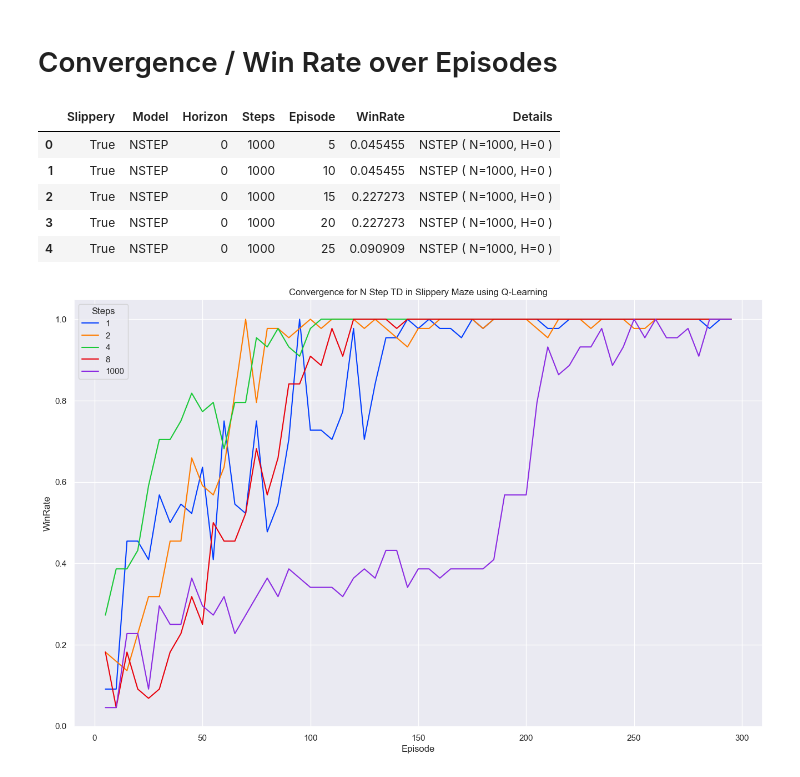
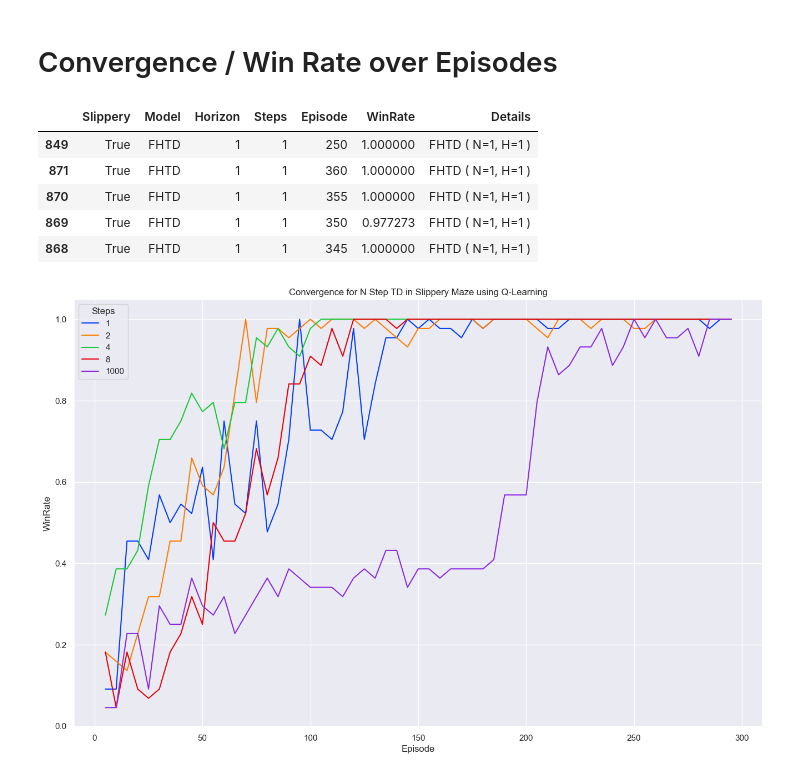
Before and after one commit to yotitan/RL-Slippery-Maze, a Jupyter notebook: graphs.ipynb, the cells around one changed output. Drawn from its saved outputs; the diff is of its cells as text; code cells hidden in the pictures.

```diff
--- a/graphs.ipynb
+++ b/graphs.ipynb
@@ -40,14 +41,15 @@ plt.show( )
 # %%
 wr = pd.read_excel( 'WinRate.xlsx' )
 wr['Details'] = wr['Model'] + ' ( N=' + wr['Steps'].astype(str) + ', H=' + wr['Horizon'].astype(str) + ' )'
+wr.sort_values( by=['Details'], inplace=True )
 wr.head( )
 # %% [output]
 |  | Slippery | Model | Horizon | Steps | Episode | WinRate | Details |
-| 0 | True | NSTEP | 0 | 1000 | 5 | 0.045455 | NSTEP ( N=1000, H=0 ) |
-| 1 | True | NSTEP | 0 | 1000 | 10 | 0.045455 | NSTEP ( N=1000, H=0 ) |
-| 2 | True | NSTEP | 0 | 1000 | 15 | 0.227273 | NSTEP ( N=1000, H=0 ) |
-| 3 | True | NSTEP | 0 | 1000 | 20 | 0.227273 | NSTEP ( N=1000, H=0 ) |
-| 4 | True | NSTEP | 0 | 1000 | 25 | 0.090909 | NSTEP ( N=1000, H=0 ) |
+| 849 | True | FHTD | 1 | 1 | 250 | 1.000000 | FHTD ( N=1, H=1 ) |
+| 871 | True | FHTD | 1 | 1 | 360 | 1.000000 | FHTD ( N=1, H=1 ) |
+| 870 | True | FHTD | 1 | 1 | 355 | 1.000000 | FHTD ( N=1, H=1 ) |
+| 869 | True | FHTD | 1 | 1 | 350 | 0.977273 | FHTD ( N=1, H=1 ) |
+| 868 | True | FHTD | 1 | 1 | 345 | 1.000000 | FHTD ( N=1, H=1 ) |
 # %%
 sns.lineplot( data=wr[(wr['Slippery']==True) & (wr['Model']=='NSTEP') & (wr['Episode']<300)], x='Episode', y='WinRate', hue='Steps', palette='bright' )
 plt.title( 'Convergence for N Step TD in Slippery Maze using Q-Learning' )
```
Also changed, not shown: parts of 5 cells of this notebook.
